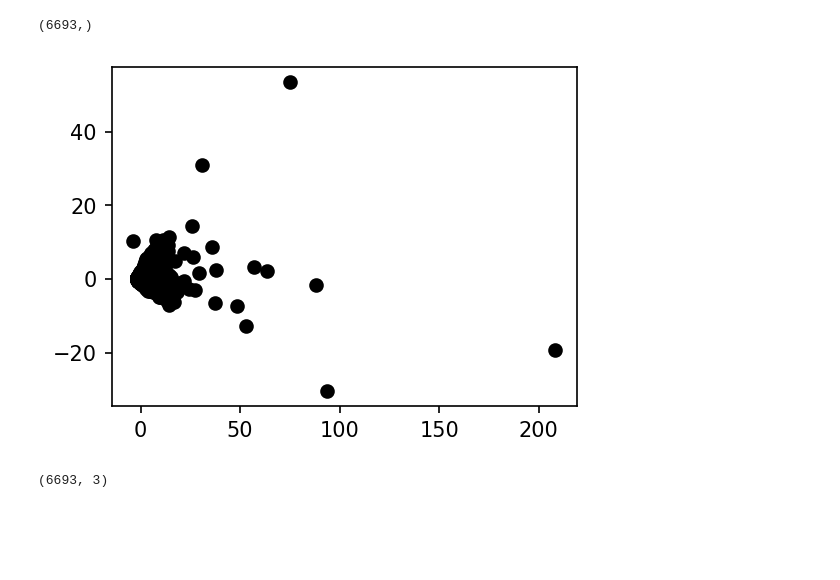
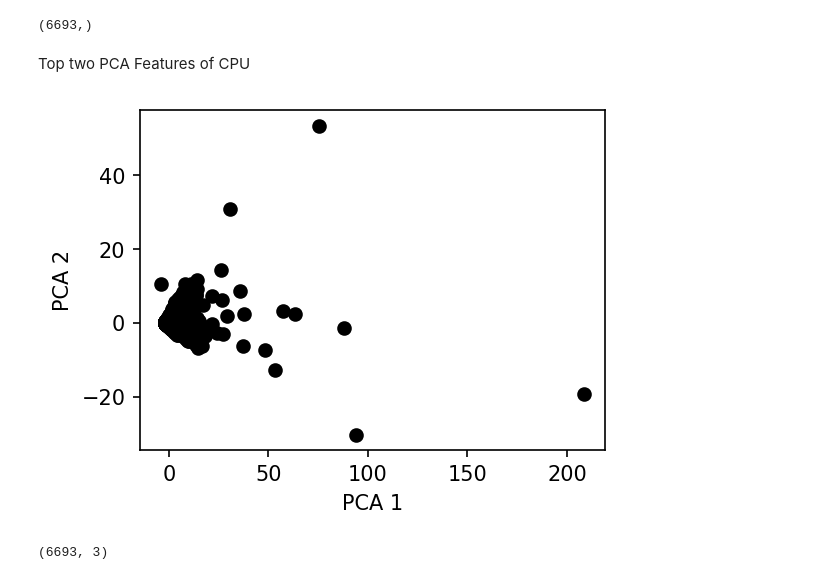
Before and after one commit to Anxhela21/acm-data-project, a Jupyter notebook: dimentionality_reduction.ipynb, the cells around one changed output. Saved outputs shown, nothing was run; the diff lists cells and outputs as text; code cells hidden in the pictures; blank space fills up the shorter version.

```diff
--- a/dimentionality_reduction.ipynb
+++ b/dimentionality_reduction.ipynb
@@ -112,13 +112,17 @@ pca_df = pd.DataFrame(train2[:,:2])
 pca_df[0].shape
 # %% [output]
 (6693,)
+# %% [markdown]
+Top two PCA Features of CPU
 # %%
 plt.figure(figsize=(4, 3), dpi=150)
 features = range(pca2.n_components_)
 plt.scatter(pca_df[0], pca_df[1],color='black')
+plt.xlabel("PCA 1")
+plt.ylabel("PCA 2")
 plt.show()
 # %% [output]
-[figure, old version]
+[figure, new version]
 # %%
 train.shape
 # %% [output]
```
Also changed, not shown: parts of 3 cells of this notebook, 3 other files.
